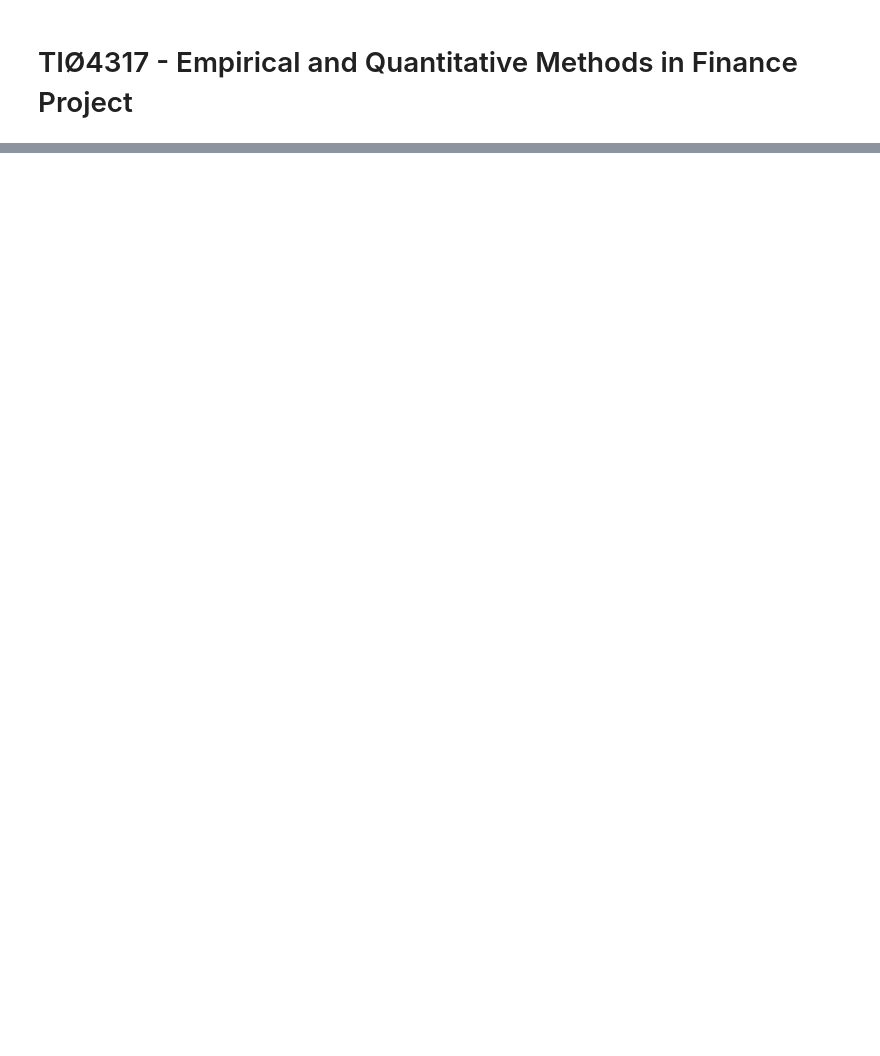
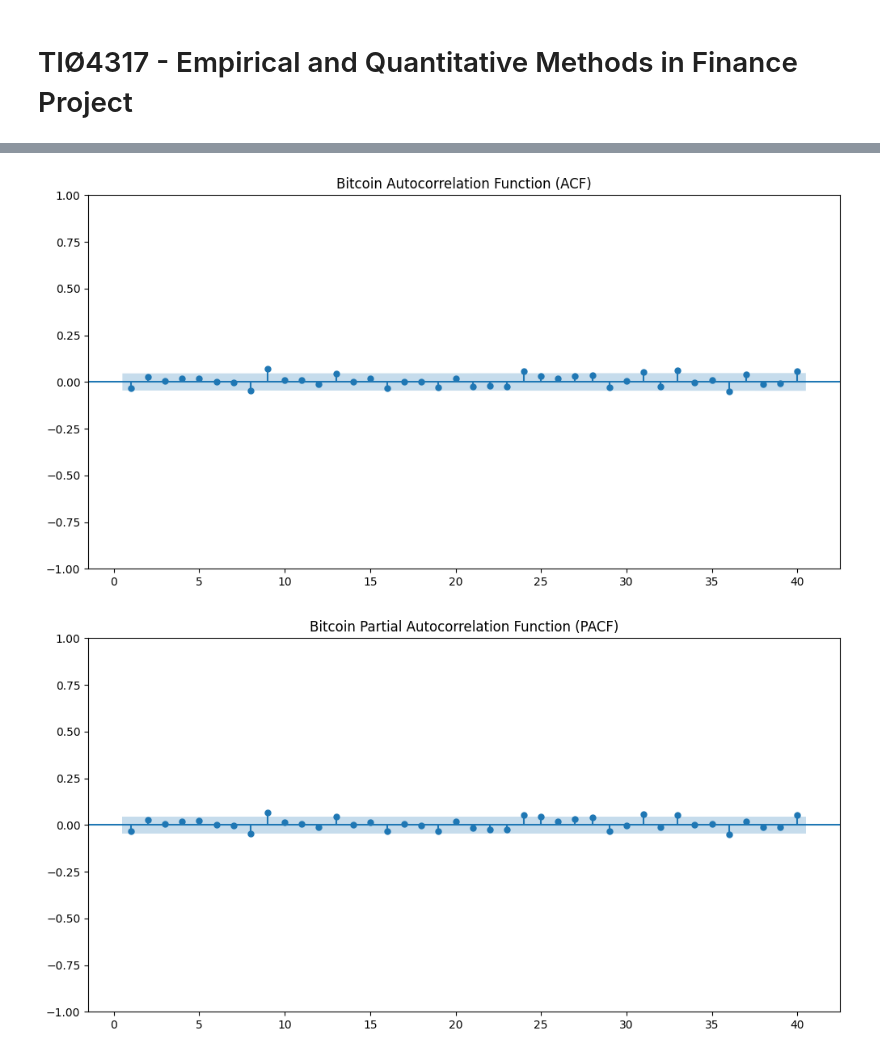
Before and after one commit to synnerbo/EmpiriskProsjekt, a Jupyter notebook: tiø4317_project.ipynb, the cells around one changed output, grey strips where cells are left out. Saved outputs shown, nothing was run; the diff lists cells and outputs as text; code cells hidden in the pictures; blank space fills up the shorter version.

```diff
--- a/tiø4317_project.ipynb
+++ b/tiø4317_project.ipynb
@@ -87,0 +186,29 @@ plt.show()
+# %%
+# ACF and PACF
+
+# Plot ACF Bitcoin
+plt.figure(figsize=(12,6))
+plot_acf(df_Bitcoin['log_return'].iloc[1:], lags=40, ax=plt.gca(), zero=False)
+plt.title('Bitcoin Autocorrelation Function (ACF)')
+plt.show()
+
+# Plot PACF Bitcoin
+plt.figure(figsize=(12,6))
+plot_pacf(df_Bitcoin['log_return'].iloc[1:], lags=40, ax=plt.gca(), zero=False)
+plt.title('Bitcoin Partial Autocorrelation Function (PACF)')
+plt.show()
+
+# Plot ACF Bitcoin Cash
+plt.figure(figsize=(12,6))
+plot_acf(df_Bitcoin_Cash['log_return'].iloc[1:], lags=40, ax=plt.gca(), zero=False)
+plt.title('Bitcoin Cash Autocorrelation Function (ACF)')
+plt.show()
+
+# Plot PACF Bitcoin Cash
+plt.figure(figsize=(12,6))
+plot_pacf(df_Bitcoin_Cash['log_return'].iloc[1:], lags=40, ax=plt.gca(), zero=False)
+plt.title('Bitcoin Cash Autocorrelation Function (ACF)')
+plt.show()
+# %% [output]
+[figure, added]
+[figure, added]
```
Also changed, not shown: parts of 11 cells of this notebook.
